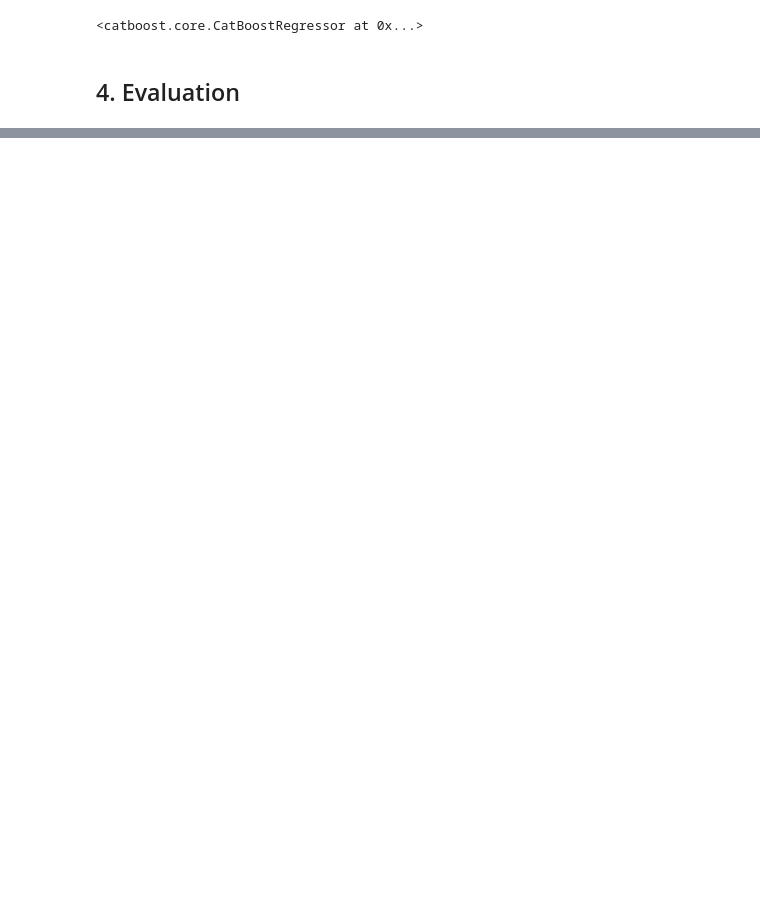
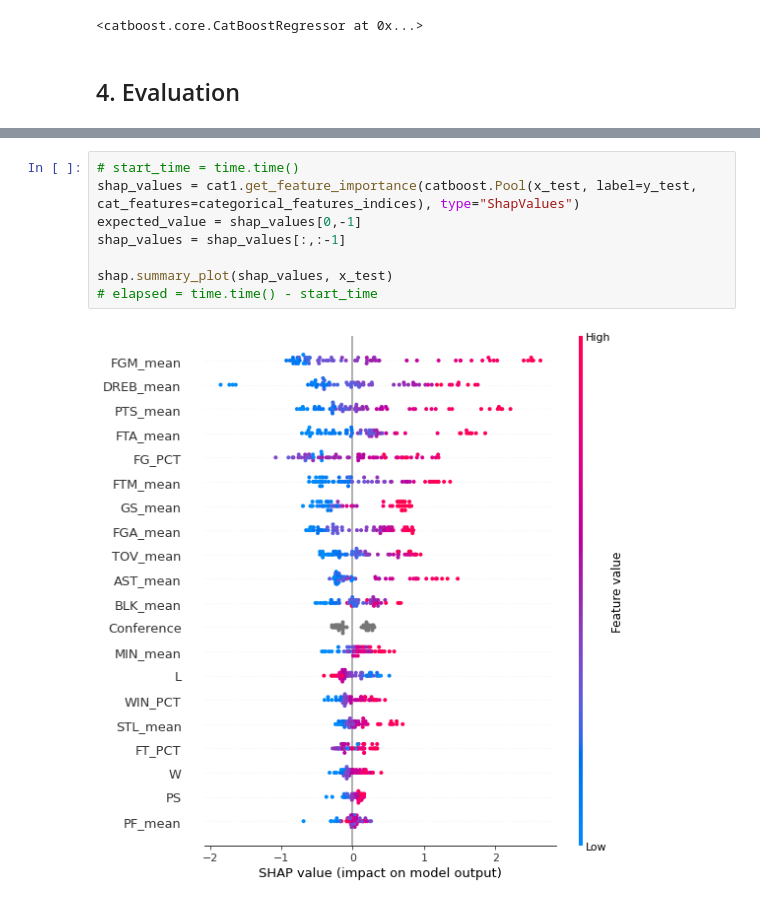
Before and after one commit to zhenhua-wang/Inference-on-Friendship-and-Personality, a Jupyter notebook: CDS_vol4.ipynb, the cells around one changed output, grey strips where cells are left out. Saved outputs shown, nothing was run; the diff lists cells and outputs as text; blank space fills up the shorter version.

```diff
--- a/CDS_vol4.ipynb
+++ b/CDS_vol4.ipynb
@@ -166,0 +218,10 @@ r2:      0.8144980917298721
+# %%
+# start_time = time.time()
+shap_values = cat1.get_feature_importance(catboost.Pool(x_test, label=y_test, cat_features=categorical_features_indices), type="ShapValues")
+expected_value = shap_values[0,-1]
+shap_values = shap_values[:,:-1]
+
+shap.summary_plot(shap_values, x_test)
+# elapsed = time.time() - start_time
+# %% [output]
+[figure, added]
```
Also changed, not shown: parts of 5 cells of this notebook.
